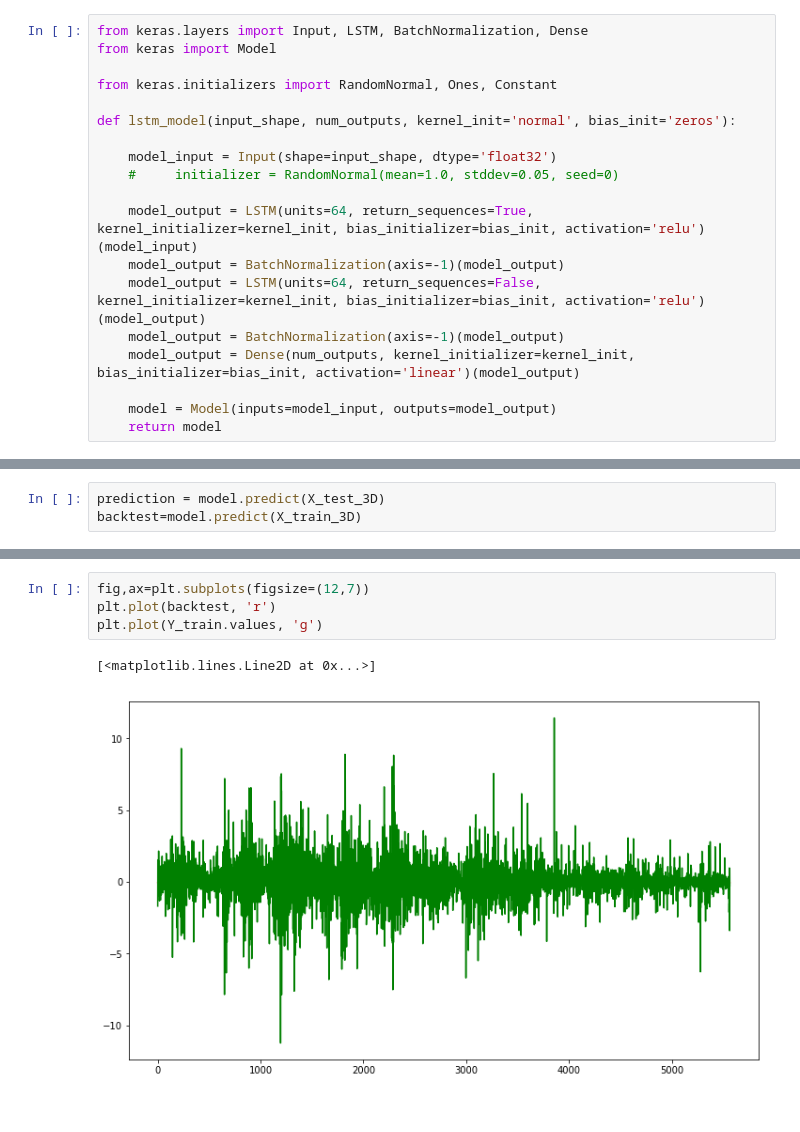
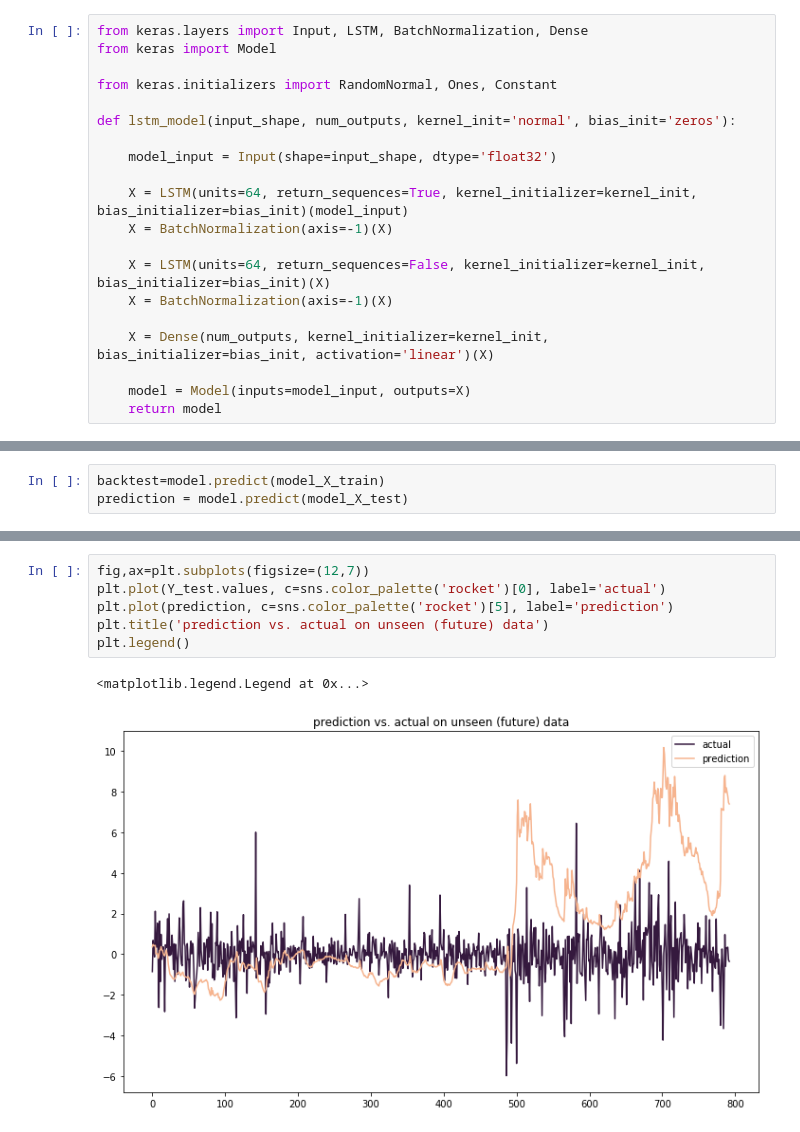
Before and after one commit to daniel-cortez-stevenson/crypto-predict, a Jupyter notebook: notebooks/rnn_model_dev.ipynb, the cells around one changed output, grey strips where cells are left out. Saved outputs shown, nothing was run; the diff lists cells and outputs as text.

```diff
--- a/notebooks/rnn_model_dev.ipynb
+++ b/notebooks/rnn_model_dev.ipynb
@@ -98,14 +111,15 @@ from keras.initializers import RandomNormal, Ones, Constant
 def lstm_model(input_shape, num_outputs, kernel_init='normal', bias_init='zeros'):
 
     model_input = Input(shape=input_shape, dtype='float32')
-    #     initializer = RandomNormal(mean=1.0, stddev=0.05, seed=0)
 
-    model_output = LSTM(units=64, return_sequences=True, kernel_initializer=kernel_init, bias_initializer=bias_init, activation='relu')(model_input)
-    model_output = BatchNormalization(axis=-1)(model_output)
-    model_output = LSTM(units=64, return_sequences=False, kernel_initializer=kernel_init, bias_initializer=bias_init, activation='relu')(model_output)
-    model_output = BatchNormalization(axis=-1)(model_output)
-    model_output = Dense(num_outputs, kernel_initializer=kernel_init, bias_initializer=bias_init, activation='linear')(model_output)
+    X = LSTM(units=64, return_sequences=True, kernel_initializer=kernel_init, bias_initializer=bias_init)(model_input)
+    X = BatchNormalization(axis=-1)(X)
 
-    model = Model(inputs=model_input, outputs=model_output)
+    X = LSTM(units=64, return_sequences=False, kernel_initializer=kernel_init, bias_initializer=bias_init)(X)
+    X = BatchNormalization(axis=-1)(X)
+
+    X = Dense(num_outputs, kernel_initializer=kernel_init, bias_initializer=bias_init, activation='linear')(X)
+
+    model = Model(inputs=model_input, outputs=X)
     return model
 # %%
@@ -177,3 +208,3 @@ plt.legend()
 # %%
-prediction = model.predict(X_test_3D)
-backtest=model.predict(X_train_3D)
+backtest=model.predict(model_X_train)
+prediction = model.predict(model_X_test)
@@ -188,7 +211,9 @@ plt.plot(Y_test.values, 'g')
-# %%
-fig,ax=plt.subplots(figsize=(12,7))
-plt.plot(backtest, 'r')
-plt.plot(Y_train.values, 'g')
-# %% [output]
-[<matplotlib.lines.Line2D at 0x...>]
-[figure, removed]
+# %%
+fig,ax=plt.subplots(figsize=(12,7))
+plt.plot(Y_test.values, c=sns.color_palette('rocket')[0], label='actual')
+plt.plot(prediction, c=sns.color_palette('rocket')[5], label='prediction')
+plt.title('prediction vs. actual on unseen (future) data')
+plt.legend()
+# %% [output]
+<matplotlib.legend.Legend at 0x...>
+[figure, added]
```
Also changed, not shown: parts of 13 cells of this notebook, 12 other files.
